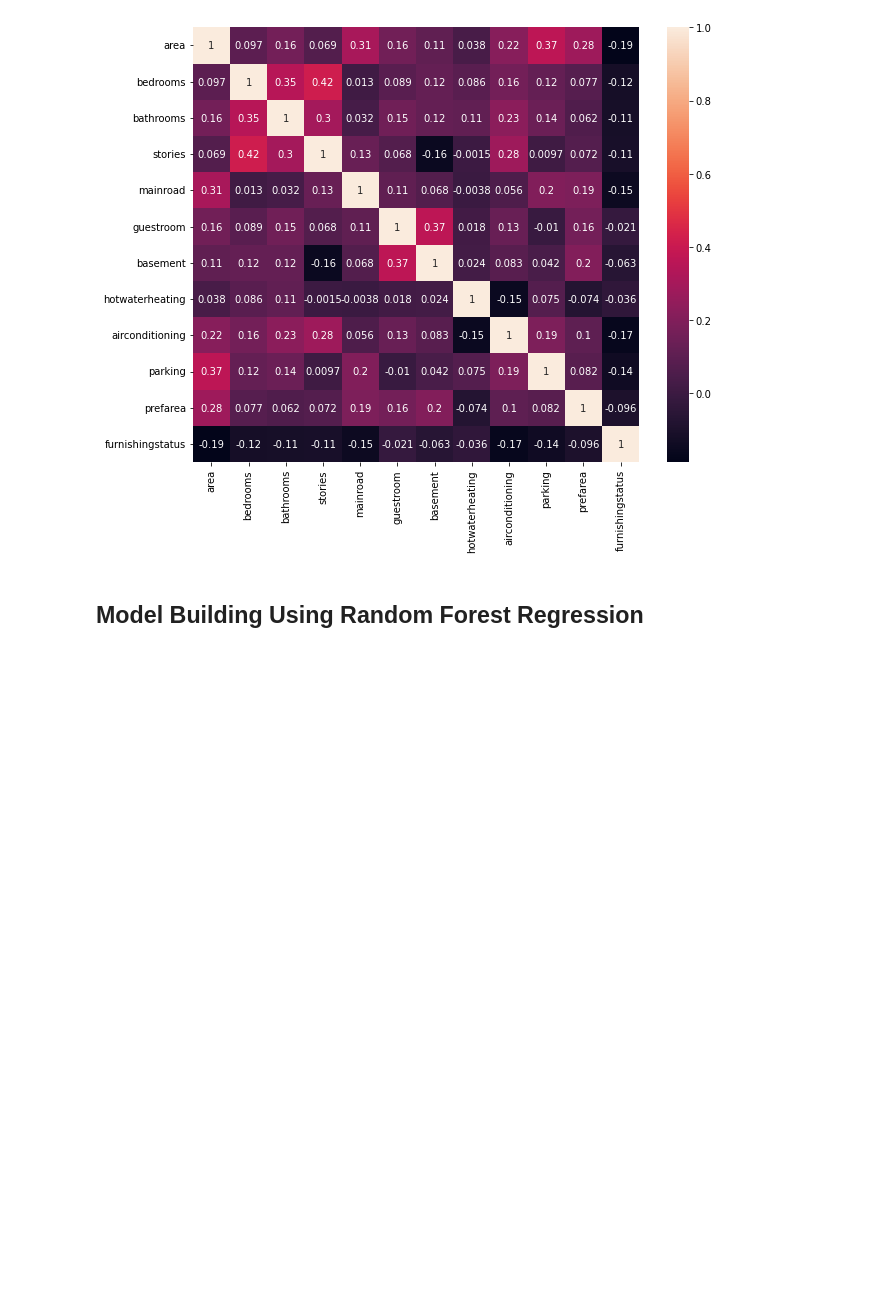
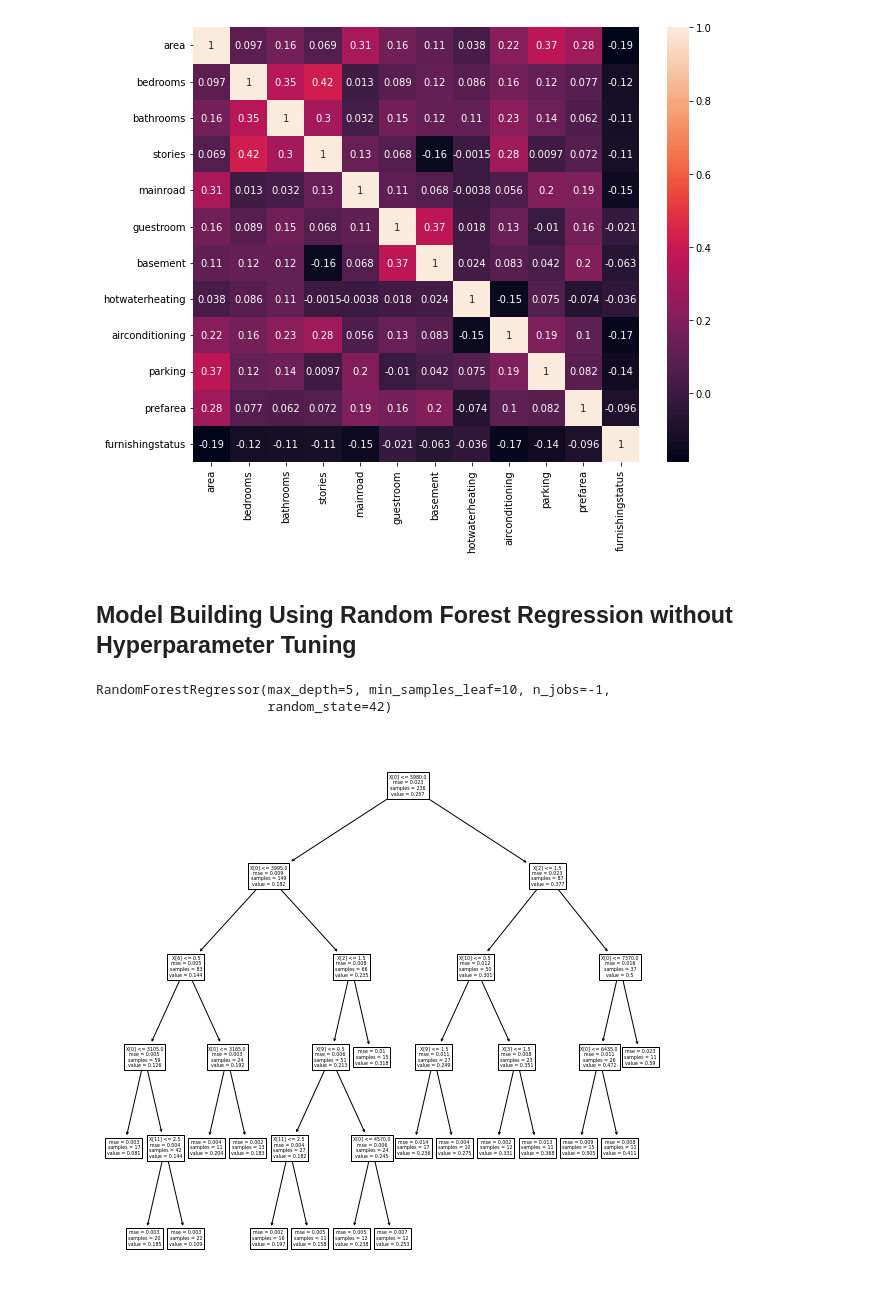
Before and after one commit to tosif91/machine_learning, a Jupyter notebook: ml_model/random_forest_house_price_pred_regression.ipynb, the cells around one changed output. Saved outputs shown, nothing was run; the diff lists cells and outputs as text; code cells hidden in the pictures; blank space fills up the shorter version.

```diff
--- a/ml_model/random_forest_house_price_pred_regression.ipynb
+++ b/ml_model/random_forest_house_price_pred_regression.ipynb
@@ -206,7 +206,7 @@ plt.show()
 # %% [output]
 [figure]
 # %% [markdown]
-## Model Building Using Random Forest Regression
+## Model Building Using Random Forest Regression without Hyperparameter Tuning
 # %%
 from sklearn.ensemble import RandomForestRegressor
 from sklearn.metrics import r2_score
@@ -214,0 +213,14 @@ rf = RandomForestRegressor()
+# %%
+rf = RandomForestRegressor(random_state=42,n_jobs=-1,max_depth=5,min_samples_leaf=10)
+# %%
+rf.fit(X_train,y_train)
+# %% [output]
+RandomForestRegressor(max_depth=5, min_samples_leaf=10, n_jobs=-1,
+                      random_state=42)
+# %%
+sample_tree = rf.estimators_[0]
+plt.figure(figsize =(10,10))
+sklearn.tree.plot_tree(sample_tree)
+plt.show()
+# %% [output]
+[figure, added]
```
Also changed, not shown: parts of 16 cells of this notebook, 3 other files.
